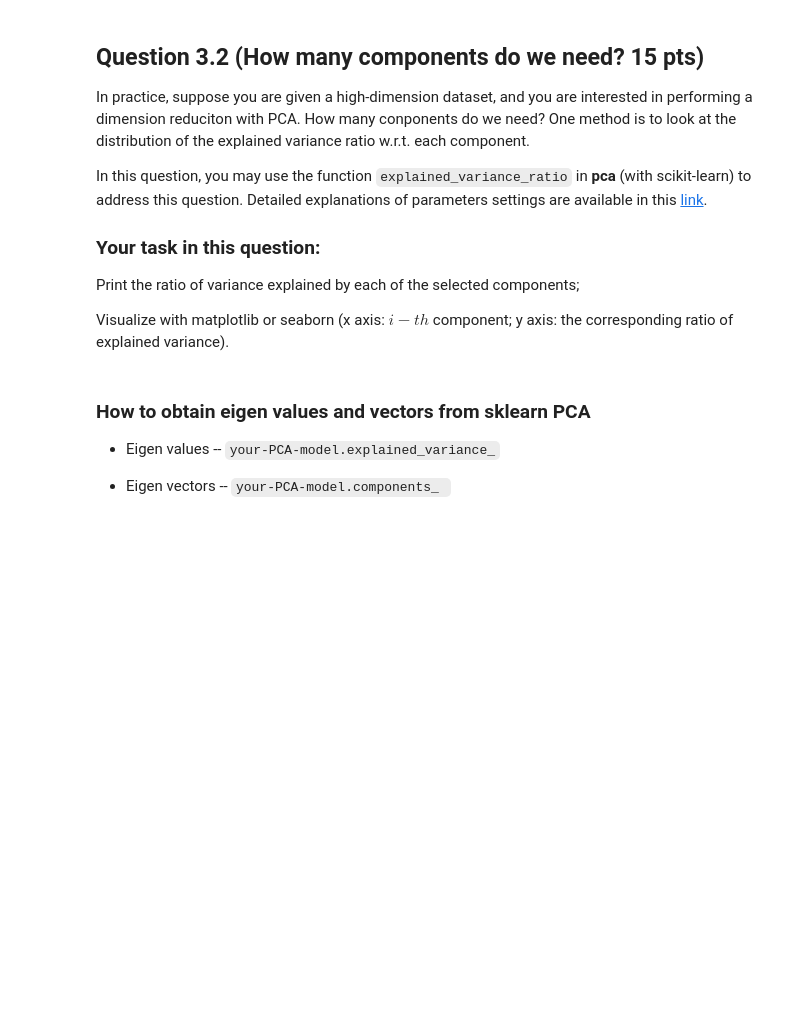
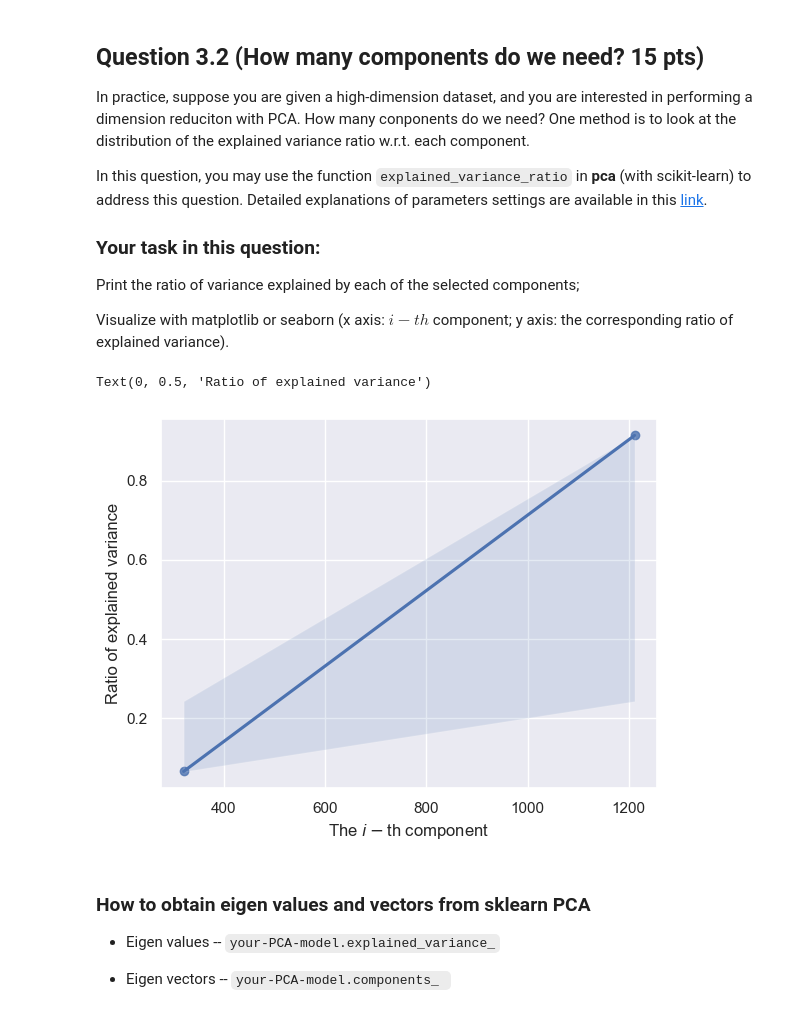
Before and after one commit to poe125/UCSC-CSE142-MachineLearning, a Jupyter notebook: Assignment2/Assignment2_CSE142.ipynb, the cells around one changed output. Drawn from its saved outputs; the diff is of its cells as text; code cells hidden in the pictures; blank space fills up the shorter version.

Commit message:
making a plot of component and variance ratio

```diff
--- a/Assignment2/Assignment2_CSE142.ipynb
+++ b/Assignment2/Assignment2_CSE142.ipynb
@@ -378,11 +378,17 @@ Visualize with matplotlib or seaborn (x axis: $i-th$ component; y axis: the corr
 # %%
 ################# Your answer for Question 3.2   #################
 
+component = pca.singular_values_
+variance = pca.explained_variance_ratio_
 
+sns.regplot(data= data_digit, x= component, y= variance)
 
 plt.xlabel('The $i-$th component')
 plt.ylabel('Ratio of explained variance')
 ################# Complete the code above #################
+# %% [output]
+Text(0, 0.5, 'Ratio of explained variance')
+[figure, added]
 # %% [markdown]
 ### How to obtain eigen values and vectors from sklearn PCA
 
```
